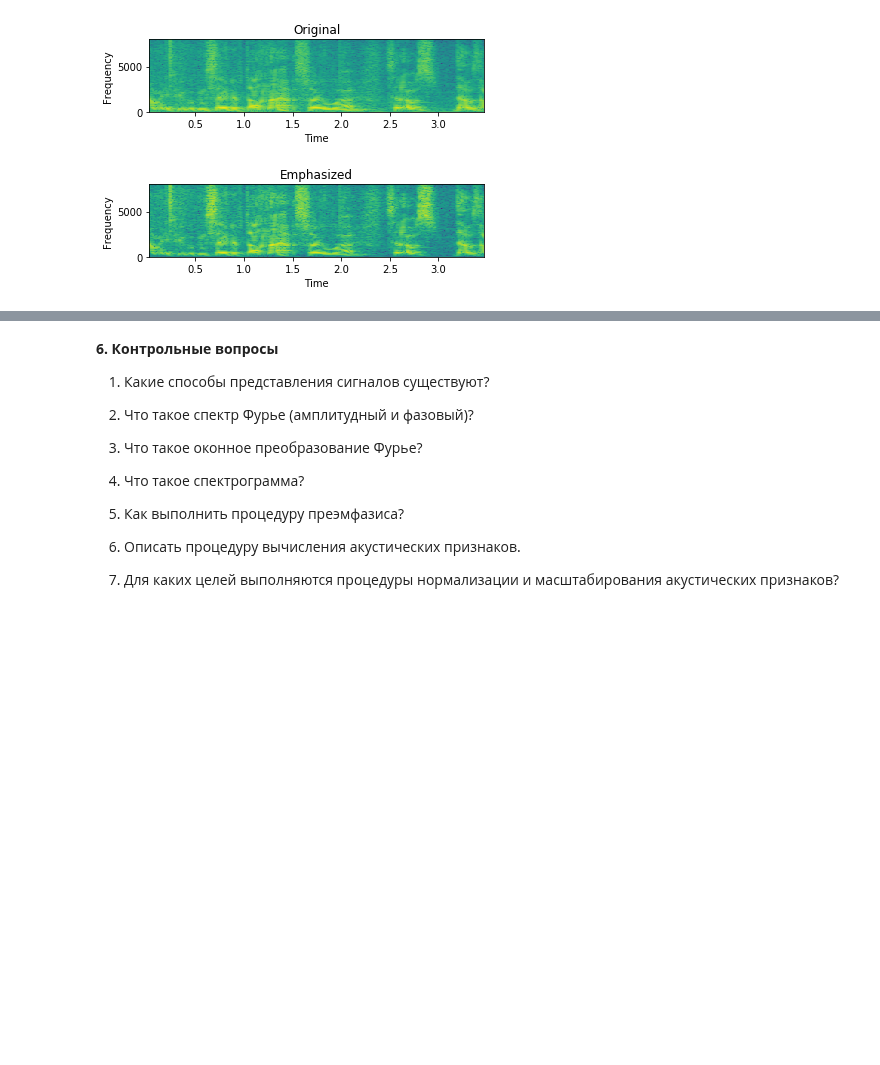
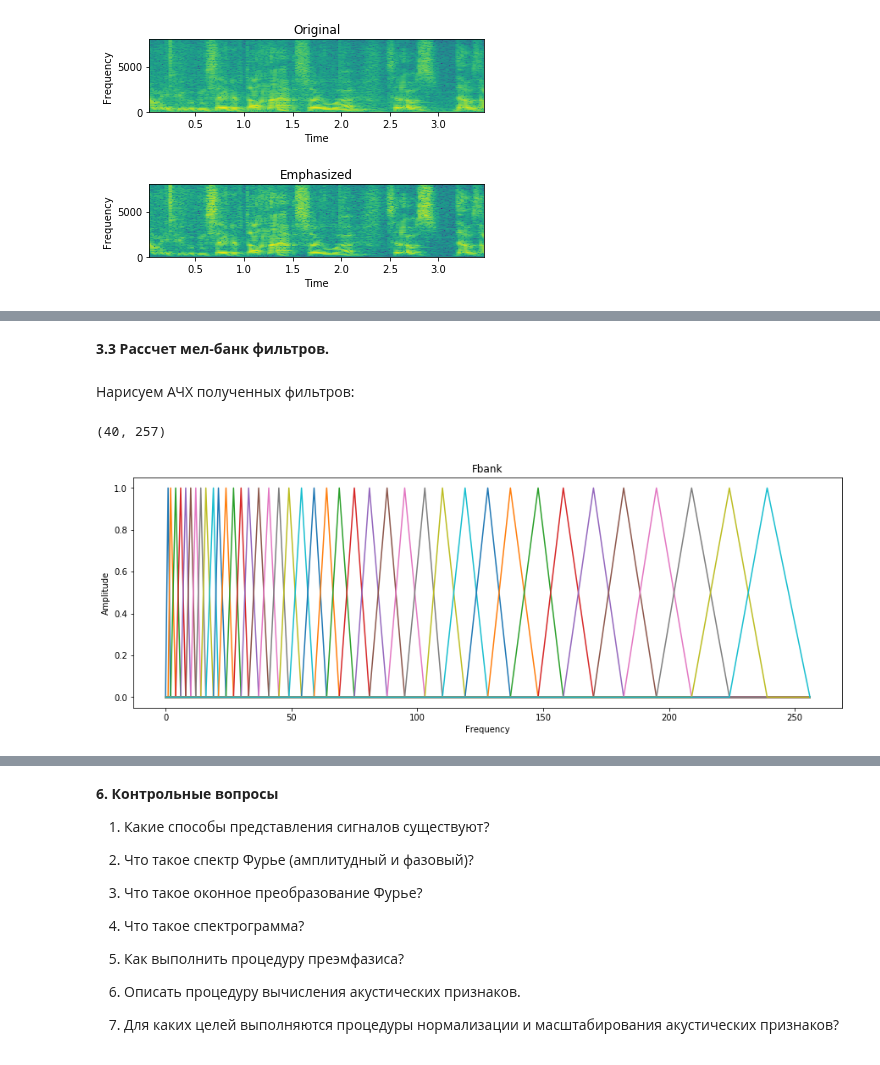
Before and after one commit to va-volokhov/itmo_speaker_recognition_course, a Jupyter notebook: lab1/lab1.ipynb, the cells around one changed output, grey strips where cells are left out. Drawn from its saved outputs; the diff is of its cells as text; code cells hidden in the pictures; blank space fills up the shorter version.

```diff
--- a/lab1/lab1.ipynb
+++ b/lab1/lab1.ipynb
@@ -152,0 +204,39 @@ plt.show()
+# %%
+NFFT = 512
+mag_frames = np.absolute(np.fft.rfft(frames, NFFT))  # Magnitude of the FFT
+pow_frames = ((1.0 / NFFT) * ((mag_frames) ** 2))  # Power Spectrum
+# %% [markdown]
+**3.3 Рассчет мел-банк фильтров.**
+# %%
+nfilt = 40
+low_freq_mel = 0
+high_freq_mel = (2595 * np.log10(1 + (sample_rate / 2) / 700))  # Convert Hz to Mel
+mel_points = np.linspace(low_freq_mel, high_freq_mel, nfilt + 2)  # Equally spaced in Mel scale
+hz_points = (700 * (10**(mel_points / 2595) - 1))  # Convert Mel to Hz
+bin = np.floor((NFFT + 1) * hz_points / sample_rate)
+
+fbank = np.zeros((nfilt, int(np.floor(NFFT / 2 + 1))))
+for m in range(1, nfilt + 1):
+    f_m_minus = int(bin[m - 1])   # left
+    f_m = int(bin[m])             # center
+    f_m_plus = int(bin[m + 1])    # right
+
+    for k in range(f_m_minus, f_m):
+        fbank[m - 1, k] = (k - bin[m - 1]) / (bin[m] - bin[m - 1])
+    for k in range(f_m, f_m_plus):
+        fbank[m - 1, k] = (bin[m + 1] - k) / (bin[m + 1] - bin[m])
+# %% [markdown]
+Нарисуем АЧХ полученных фильтров:
+# %%
+plt.figure(3, figsize=(15,5))
+plot_a = plt.subplot(111)
+plt.subplots_adjust(wspace=0, hspace=1)
+
+for k in range(nfilt):
+    plot_a.plot(fbank[k,:])
+plot_a.set_xlabel('Frequency bins')
+plot_a.set_ylabel('Amplitude')
+plot_a.title.set_text('Fbank')
+# %% [output]
+(40, 257)
+[figure, added]
```
Also changed, not shown: parts of 21 cells of this notebook.
